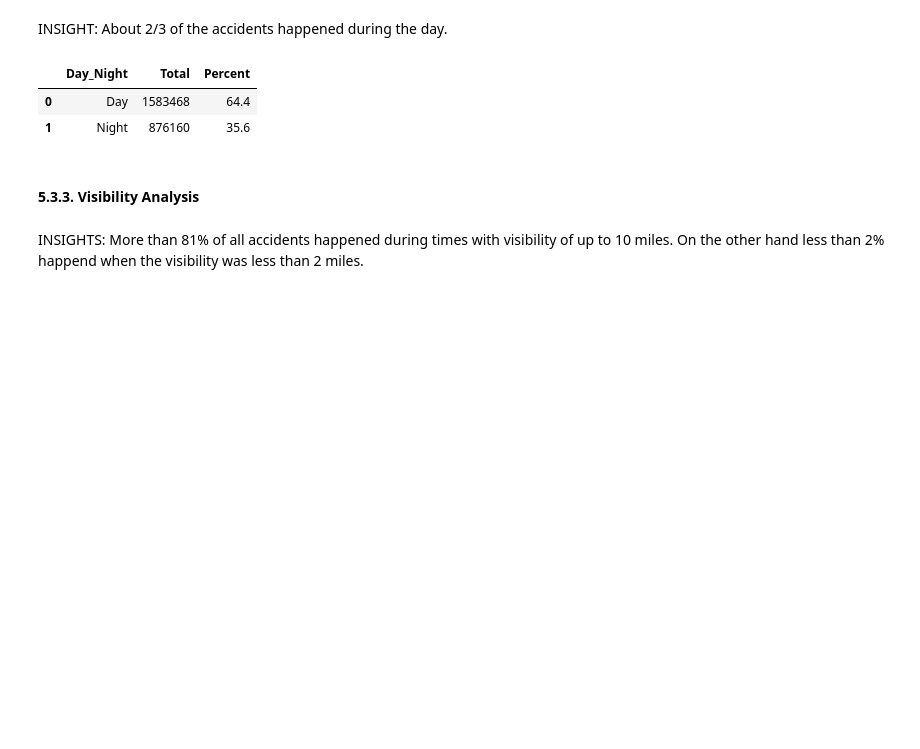
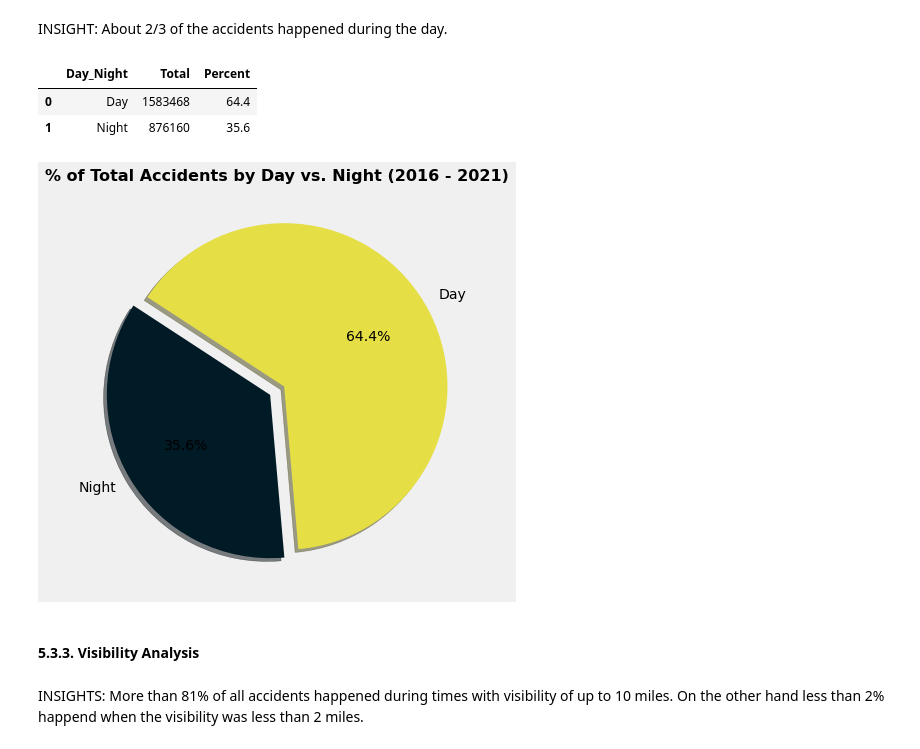
Before and after one commit to lyubol/Exploratory-Data-Analysis, a Jupyter notebook: EDA - US Accidents/US Accidents-checkpoint.ipynb, the cells around one changed output. Drawn from its saved outputs; the diff is of its cells as text; code cells hidden in the pictures; blank space fills up the shorter version.

```diff
--- a/EDA - US Accidents/US Accidents-checkpoint.ipynb
+++ b/EDA - US Accidents/US Accidents-checkpoint.ipynb
@@ -1241,6 +1249,25 @@ df_accidents_day_night
 |  | Day_Night | Total | Percent |
 | 0 | Day | 1583468 | 64.4 |
 | 1 | Night | 876160 | 35.6 |
+# %%
+# FIX LABEL COLORS!
+
+# Plot accidents by day vs night time on a pie chart to express the part-to-whole relationship
+
+day_night_slices = df_accidents_day_night["Percent"]
+day_night_labels = df_accidents_day_night["Day_Night"]
+explode = [0.05, 0.05]
+colors = ["#E5DE44", "#001A26"]
+xticks_colors = ["#000000", "#FFFFFF"]
+
+plt_size = plt.figure(figsize=(10,7))
+plt.pie(day_night_slices, labels=day_night_labels, explode=explode, colors=colors, shadow=True, autopct="%1.1f%%", startangle=-85)
+plt.title("% of Total Accidents by Day vs. Night (2016 - 2021)", fontweight="bold", fontsize=16)
+plt.xticks(color="white")
+
+plt.show()
+# %% [output]
+[figure, added]
 # %% [markdown]
 #### 5.3.3. Visibility Analysis
 # %% [markdown]
```
Also changed, not shown: parts of 7 cells of this notebook.
